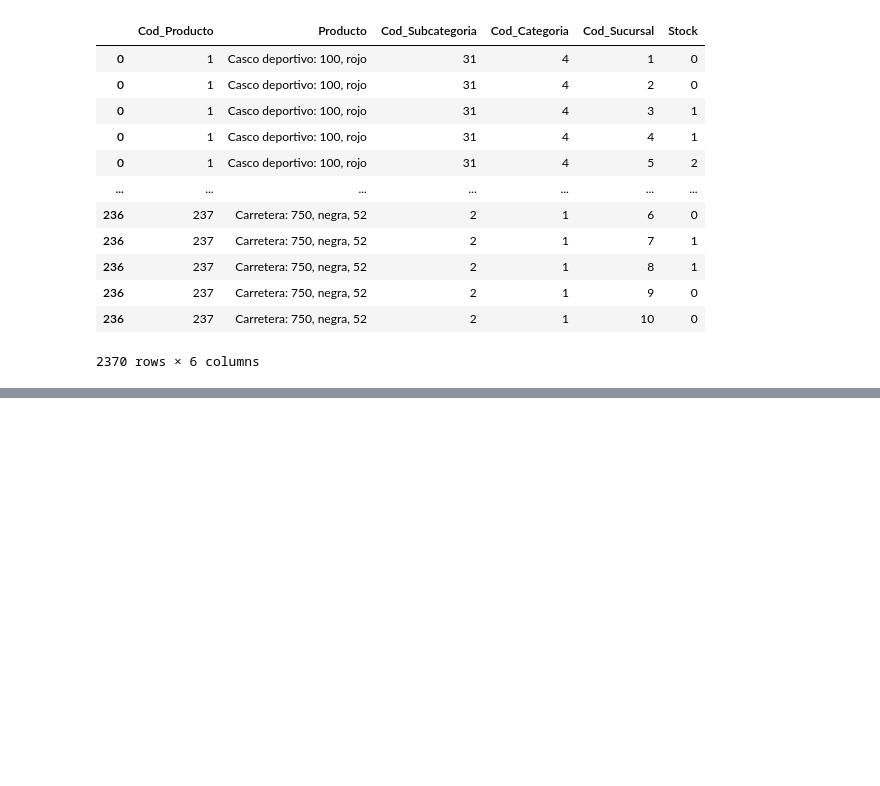
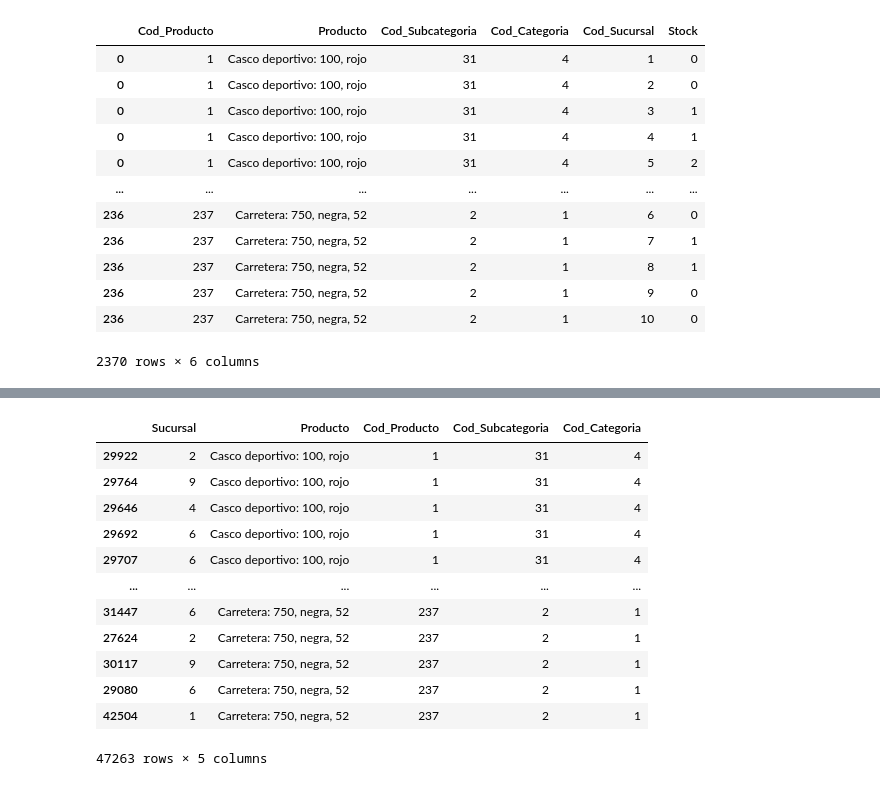
Before and after one commit to federicopfund/data-engineer, a Jupyter notebook: dataframes.ipynb, the cells around one changed output, grey strips where cells are left out. Saved outputs shown, nothing was run; the diff lists cells and outputs as text; code cells hidden in the pictures; blank space fills up the shorter version.

Commit message:
Prueba en dataframes usando tabla ventas internet

```diff
--- a/dataframes.ipynb
+++ b/dataframes.ipynb
@@ -363,0 +368,2 @@ df_adlfs.join(df_adlfs2[df_adlfs2.columns[df_adlfs2.columns != 'Stock_Inicial']]
+# %%
+producto = pd.read_csv('../../Tablas pipeline/originales/dboProducto.csv')
@@ -363,0 +372,4 @@ df_adlfs.join(df_adlfs2[df_adlfs2.columns[df_adlfs2.columns != 'Stock_Inicial']]
+# %%
+# Le asigno valores random entre 1 y 10 a la columna sucursales
+ventas_internet['Sucursal'] = np.random.randint(1,10, size=len(ventas_internet))
+ventas_internet = ventas_internet[['Cod_Producto', 'Sucursal']]
@@ -363,0 +385,3 @@ df_adlfs.join(df_adlfs2[df_adlfs2.columns[df_adlfs2.columns != 'Stock_Inicial']]
+# %%
+# Joineo sucursales con productos para tener el nombre de producto disponible como columna
+ventas_producto = ventas_internet.join(producto[['Cod_Producto', 'Producto']].set_index('Cod_Producto'), on='Cod_Producto', how='inner').sort_values('Cod_Producto')
@@ -363,0 +404,19 @@ df_adlfs.join(df_adlfs2[df_adlfs2.columns[df_adlfs2.columns != 'Stock_Inicial']]
+# %%
+# Joineo la tabla anterior con productos unicos para quedarme con los ids unicos de producto
+ventas_prod_unico = ventas_producto[ventas_producto.columns[ventas_producto.columns != 'Cod_Producto']].join(prod_unico.set_index('Producto'), on='Producto', how='inner')
+# %%
+ventas_prod_unico.sort_values('Cod_Producto')
+# %% [output]
+|  | Sucursal | Producto | Cod_Producto | Cod_Subcategoria | Cod_Categoria |
+| 29922 | 2 | Casco deportivo: 100, rojo | 1 | 31 | 4 |
+| 29764 | 9 | Casco deportivo: 100, rojo | 1 | 31 | 4 |
+| 29646 | 4 | Casco deportivo: 100, rojo | 1 | 31 | 4 |
+| 29692 | 6 | Casco deportivo: 100, rojo | 1 | 31 | 4 |
+| 29707 | 6 | Casco deportivo: 100, rojo | 1 | 31 | 4 |
+| ... | ... | ... | ... | ... | ... |
+| 31447 | 6 | Carretera: 750, negra, 52 | 237 | 2 | 1 |
+| 27624 | 2 | Carretera: 750, negra, 52 | 237 | 2 | 1 |
+| 30117 | 9 | Carretera: 750, negra, 52 | 237 | 2 | 1 |
+| 29080 | 6 | Carretera: 750, negra, 52 | 237 | 2 | 1 |
+| 42504 | 1 | Carretera: 750, negra, 52 | 237 | 2 | 1 |
+47263 rows × 5 columns
```
Also changed, not shown: parts of 11 cells of this notebook.
